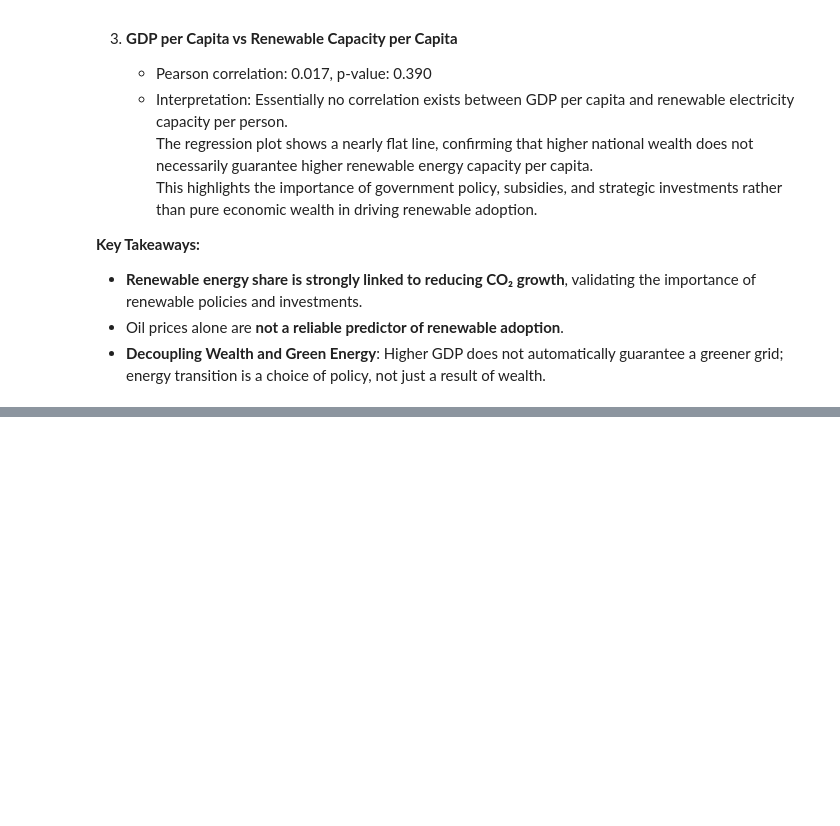
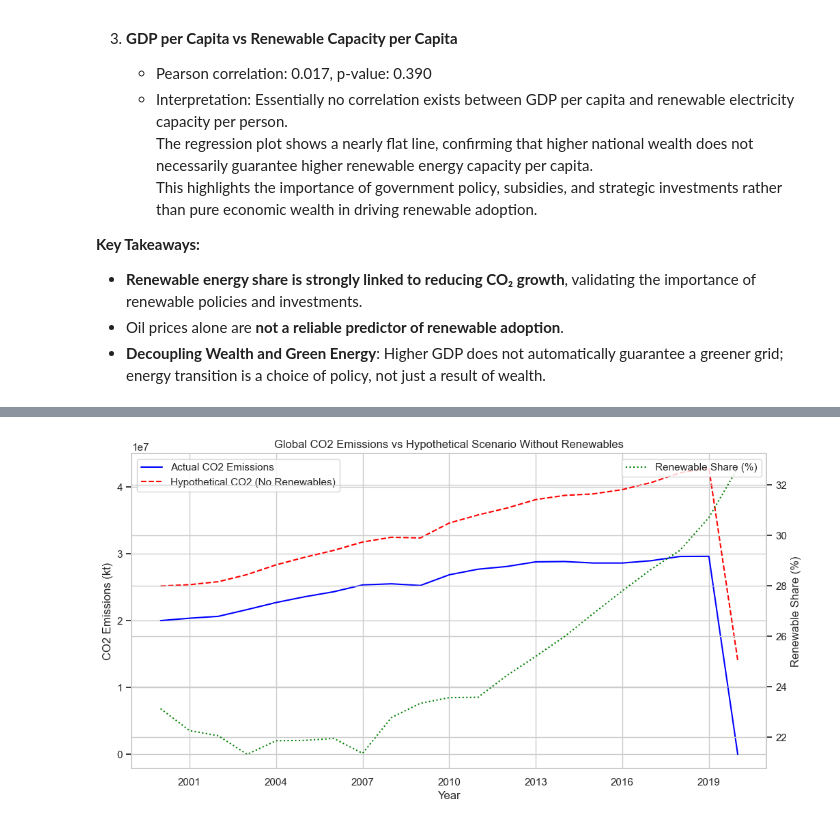
Before and after one commit to MaksimusRex/Data-Analysis-on-Emissions-Energy-and-EVs, a Jupyter notebook: DataAnalysisEmissions.ipynb, the cells around one changed output, grey strips where cells are left out. Saved outputs shown, nothing was run; the diff lists cells and outputs as text; code cells hidden in the pictures; blank space fills up the shorter version.

Commit message:
Added a hypothetical scenario

```diff
--- a/DataAnalysisEmissions.ipynb
+++ b/DataAnalysisEmissions.ipynb
@@ -1453,0 +1474,41 @@ We analyzed three relationships: oil prices vs renewable share, renewable share
+# %%
+# Aggregate global electricity production by year
+df_global = df_energy.groupby('year').agg({
+    'electricity_from_renewables_twh': 'sum',
+    'electricity_from_fossil_fuels_twh': 'sum',
+    'value_co2_emissions_kt_by_country': 'sum'
+}).reset_index()
+
+# Calculate renewable share
+df_global['renewable_share_pct'] = (
+    df_global['electricity_from_renewables_twh'] /
+    (df_global['electricity_from_renewables_twh'] + df_global['electricity_from_fossil_fuels_twh'])
+) * 100
+
+# Estimate hypothetical CO2 if all renewables were fossil
+# Assume average CO2 per TWh for fossil fuels
+co2_per_twh = df_global['value_co2_emissions_kt_by_country'].sum() / df_global['electricity_from_fossil_fuels_twh'].sum()
+df_global['co2_hypothetical'] = df_global['value_co2_emissions_kt_by_country'] + (df_global['electricity_from_renewables_twh'] * co2_per_twh)
+
+# Plot actual vs hypothetical CO2 emissions with renewable share
+fig, ax1 = plt.subplots(figsize=(12,6))
+
+# Actual and hypothetical CO2
+ax1.plot(df_global['year'], df_global['value_co2_emissions_kt_by_country'], label='Actual CO2 Emissions', color='blue')
+ax1.plot(df_global['year'], df_global['co2_hypothetical'], label='Hypothetical CO2 (No Renewables)', color='red', linestyle='--')
+ax1.set_xlabel('Year')
+ax1.set_ylabel('CO2 Emissions (kt)')
+ax1.legend(loc='upper left')
+ax1.grid(True)
+
+ax1.xaxis.set_major_locator(mtick.MaxNLocator(integer=True))
+# Renewable share as secondary axis
+ax2 = ax1.twinx()
+ax2.plot(df_global['year'], df_global['renewable_share_pct'], label='Renewable Share (%)', color='green', linestyle=':')
+ax2.set_ylabel('Renewable Share (%)')
+ax2.legend(loc='upper right')
+
+plt.title('Global CO2 Emissions vs Hypothetical Scenario Without Renewables')
+plt.show()
+# %% [output]
+[figure, added]
```
Also changed, not shown: parts of 2 cells of this notebook.
